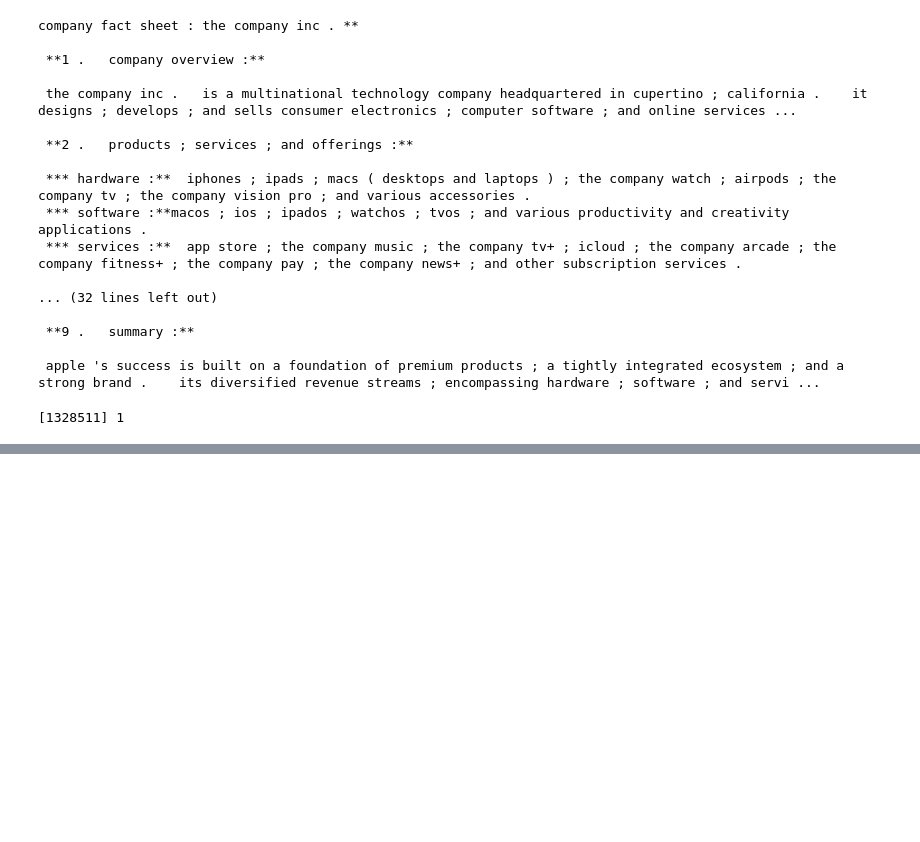
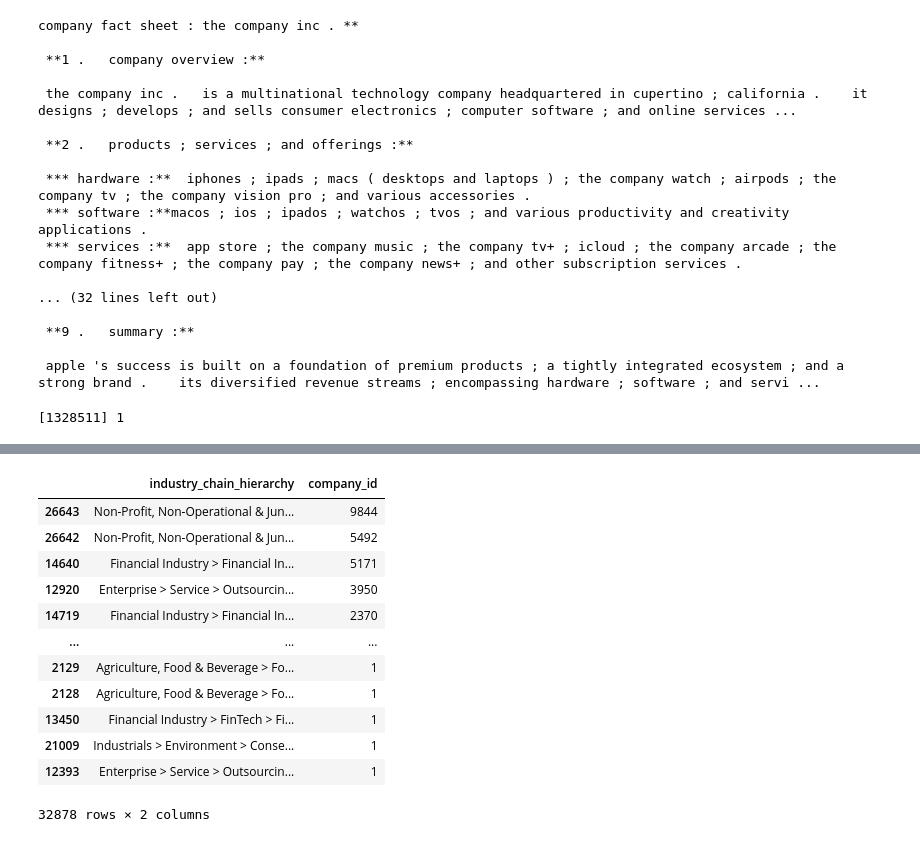
Before and after one commit to pragalbh-dev/ColBERT, a Jupyter notebook: knowledge_data_curation/test.ipynb, the cells around one changed output, grey strips where cells are left out. Drawn from its saved outputs; the diff is of its cells as text; code cells hidden in the pictures; blank space fills up the shorter version.

```diff
--- a/knowledge_data_curation/test.ipynb
+++ b/knowledge_data_curation/test.ipynb
@@ -479,0 +503,28 @@ missing
+# %%
+import pandas as pd
+
+all_ind_df=pd.read_csv('/Users/pragalbh.devsingh/Documents/work/models/ColBERT/knowledge_data_curation/data/industries.csv')
+all_factsheet_df=pd.read_csv('/Users/pragalbh.devsingh/Documents/work/models/ColBERT/knowledge_data_curation/data/all_factsheets_cleaned.csv')
+# %%
+df=all_ind_df.merge(all_factsheet_df)
+# %%
+import pandas as pd
+
+
+count_df=df.groupby('industry_chain_hierarchy').company_id.nunique().reset_index().sort_values(by='company_id', ascending=False)
+# %%
+count_df
+# %% [output]
+|  | industry_chain_hierarchy | company_id |
+| 26643 | Non-Profit, Non-Operational & Jun... | 9844 |
+| 26642 | Non-Profit, Non-Operational & Jun... | 5492 |
+| 14640 | Financial Industry > Financial In... | 5171 |
+| 12920 | Enterprise > Service > Outsourcin... | 3950 |
+| 14719 | Financial Industry > Financial In... | 2370 |
+| ... | ... | ... |
+| 2129 | Agriculture, Food & Beverage > Fo... | 1 |
+| 2128 | Agriculture, Food & Beverage > Fo... | 1 |
+| 13450 | Financial Industry > FinTech > Fi... | 1 |
+| 21009 | Industrials > Environment > Conse... | 1 |
+| 12393 | Enterprise > Service > Outsourcin... | 1 |
+32878 rows × 2 columns
```
Also changed, not shown: parts of 31 cells of this notebook, 12 other files.
